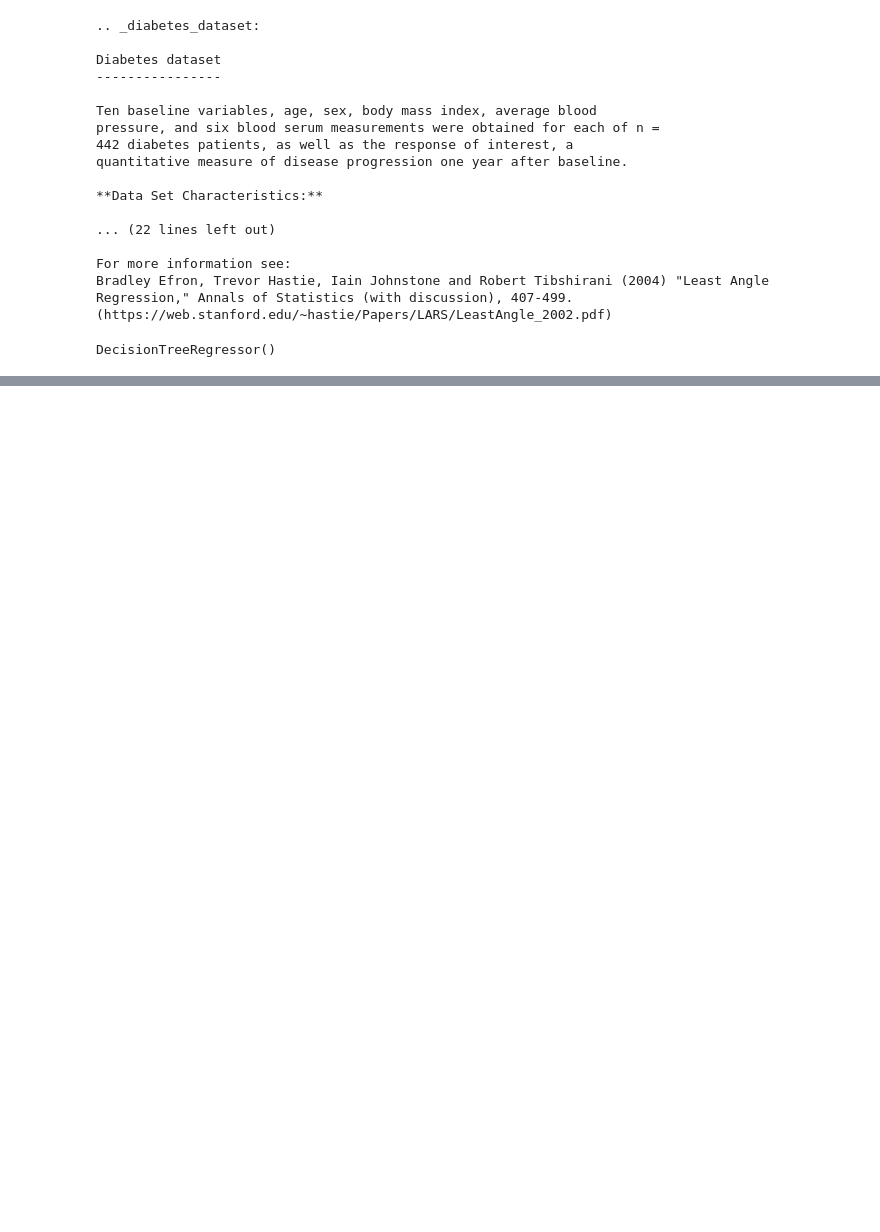
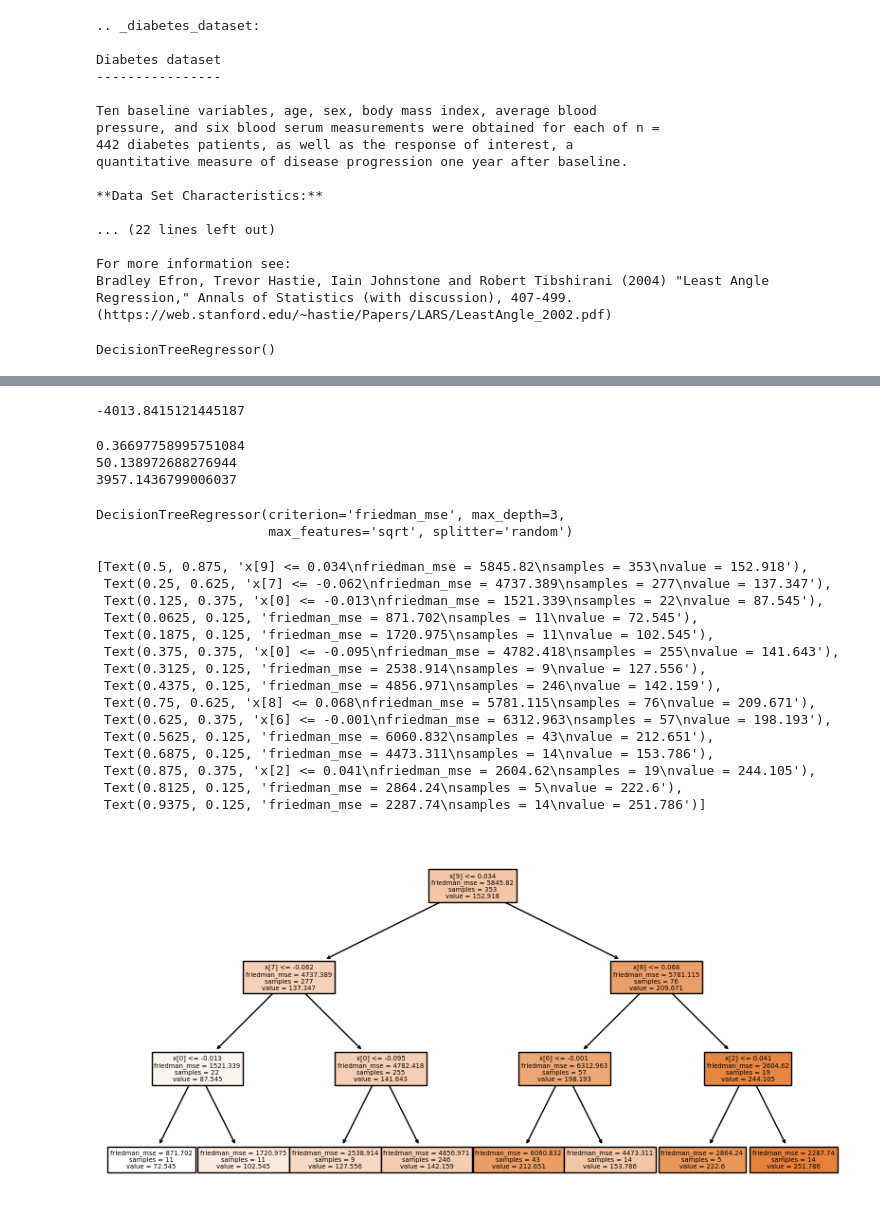
Before and after one commit to karthickmarisamy/machine_learning, a Jupyter notebook: decision_tree/regressor.ipynb, the cells around one changed output, grey strips where cells are left out. Saved outputs shown, nothing was run; the diff lists cells and outputs as text; code cells hidden in the pictures; blank space fills up the shorter version.

```diff
--- a/decision_tree/regressor.ipynb
+++ b/decision_tree/regressor.ipynb
@@ -56,0 +94,4 @@ print(mean_squared_error(y_test, y_pred))
+# %%
+grid = GridSearchCV(regression, param_grid=params, cv=5, scoring='neg_mean_squared_error')
+# %%
+grid.fit(X_train, y_train)
@@ -56,0 +128,4 @@ print(mean_squared_error(y_test, y_pred))
+# %%
+grid.best_score_
+# %% [output]
+-4013.8415121445187
@@ -56,0 +135,39 @@ print(mean_squared_error(y_test, y_pred))
+# %%
+print(r2_score(y_test, y_prred))
+print(mean_absolute_error(y_test, y_prred))
+print(mean_squared_error(y_test, y_prred))
+# %% [output]
+0.36697758995751084
+50.138972688276944
+3957.1436799006037
+# %%
+## Visualize the tree
+regression = DecisionTreeRegressor(criterion='friedman_mse', max_depth=3,
+                      max_features='sqrt', splitter='random')
+# %%
+regression.fit(X_train, y_train)
+# %% [output]
+DecisionTreeRegressor(criterion='friedman_mse', max_depth=3,
+                      max_features='sqrt', splitter='random')
+# %%
+import matplotlib.pyplot as plt
+from sklearn import tree
+plt.figure(figsize=(10,5))
+tree.plot_tree(regression, filled=True)
+# %% [output]
+[Text(0.5, 0.875, 'x[9] <= 0.034\nfriedman_mse = 5845.82\nsamples = 353\nvalue = 152.918'),
+ Text(0.25, 0.625, 'x[7] <= -0.062\nfriedman_mse = 4737.389\nsamples = 277\nvalue = 137.347'),
+ Text(0.125, 0.375, 'x[0] <= -0.013\nfriedman_mse = 1521.339\nsamples = 22\nvalue = 87.545'),
+ Text(0.0625, 0.125, 'friedman_mse = 871.702\nsamples = 11\nvalue = 72.545'),
+ Text(0.1875, 0.125, 'friedman_mse = 1720.975\nsamples = 11\nvalue = 102.545'),
+ Text(0.375, 0.375, 'x[0] <= -0.095\nfriedman_mse = 4782.418\nsamples = 255\nvalue = 141.643'),
+ Text(0.3125, 0.125, 'friedman_mse = 2538.914\nsamples = 9\nvalue = 127.556'),
+ Text(0.4375, 0.125, 'friedman_mse = 4856.971\nsamples = 246\nvalue = 142.159'),
+ Text(0.75, 0.625, 'x[8] <= 0.068\nfriedman_mse = 5781.115\nsamples = 76\nvalue = 209.671'),
+ Text(0.625, 0.375, 'x[6] <= -0.001\nfriedman_mse = 6312.963\nsamples = 57\nvalue = 198.193'),
+ Text(0.5625, 0.125, 'friedman_mse = 6060.832\nsamples = 43\nvalue = 212.651'),
+ Text(0.6875, 0.125, 'friedman_mse = 4473.311\nsamples = 14\nvalue = 153.786'),
+ Text(0.875, 0.375, 'x[2] <= 0.041\nfriedman_mse = 2604.62\nsamples = 19\nvalue = 244.105'),
+ Text(0.8125, 0.125, 'friedman_mse = 2864.24\nsamples = 5\nvalue = 222.6'),
+ Text(0.9375, 0.125, 'friedman_mse = 2287.74\nsamples = 14\nvalue = 251.786')]
+[figure, added]
```
Also changed, not shown: parts of 10 cells of this notebook.
